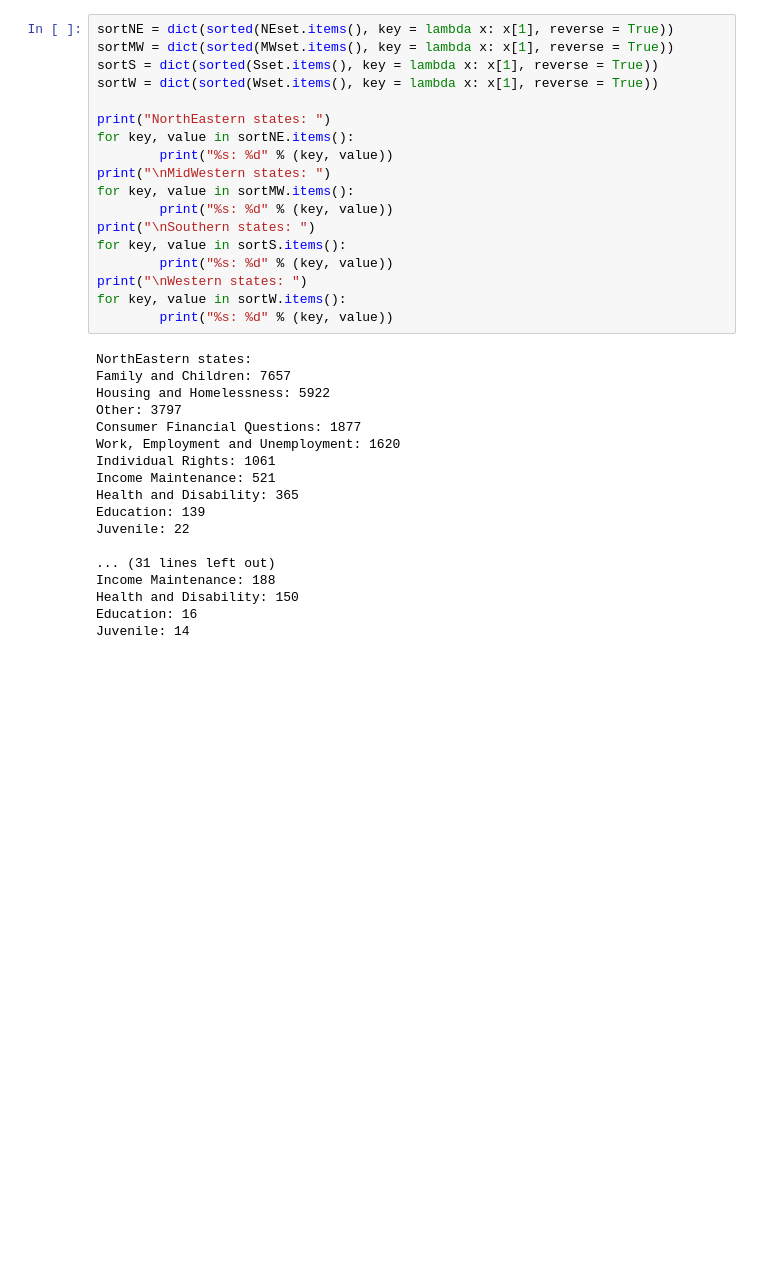
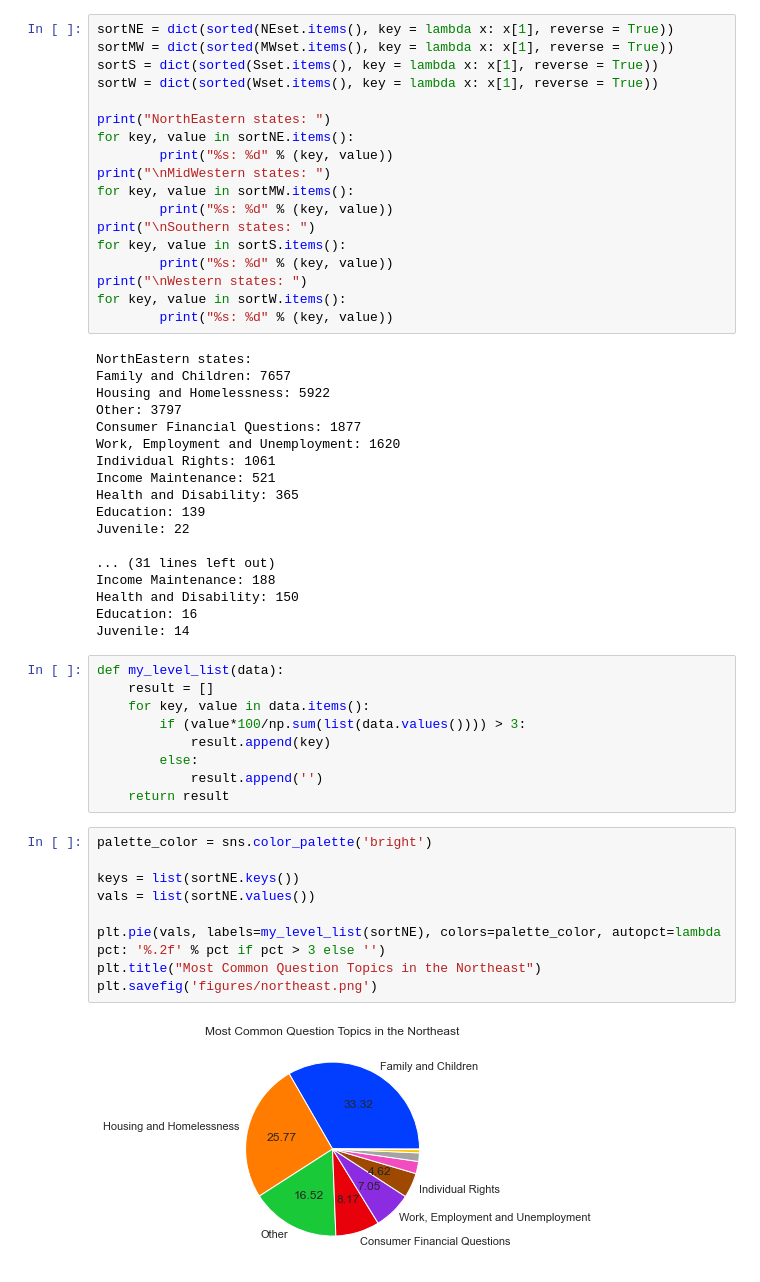
Before and after one commit to bvaduri255/unicornsdatafest, a Jupyter notebook: notebook.ipynb, the cells around one changed output. Cells and saved outputs as stored; diff of their text form; blank space fills up the shorter version.

```diff
--- a/notebook.ipynb
+++ b/notebook.ipynb
@@ -135,3 +135,23 @@ Income Maintenance: 188
 Health and Disability: 150
 Education: 16
 Juvenile: 14
+# %%
+def my_level_list(data):
+    result = []
+    for key, value in data.items():
+        if (value*100/np.sum(list(data.values()))) > 3:
+            result.append(key)
+        else:
+            result.append('')
+    return result
+# %%
+palette_color = sns.color_palette('bright')
+
+keys = list(sortNE.keys())
+vals = list(sortNE.values())
+
+plt.pie(vals, labels=my_level_list(sortNE), colors=palette_color, autopct=lambda pct: '%.2f' % pct if pct > 3 else '')
+plt.title("Most Common Question Topics in the Northeast")
+plt.savefig('figures/northeast.png')
+# %% [output]
+[figure, added]
```
Also changed, not shown: parts of 3 cells of this notebook, 4 other files.
